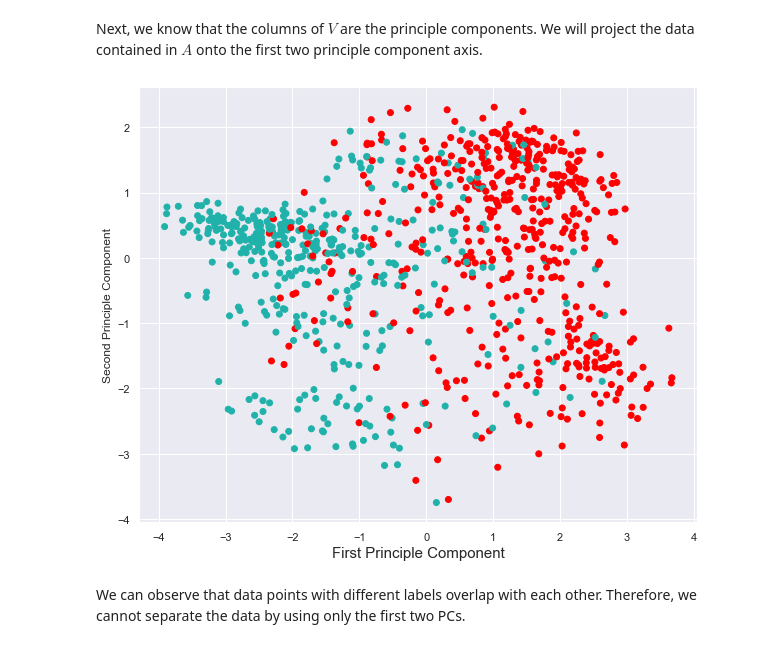
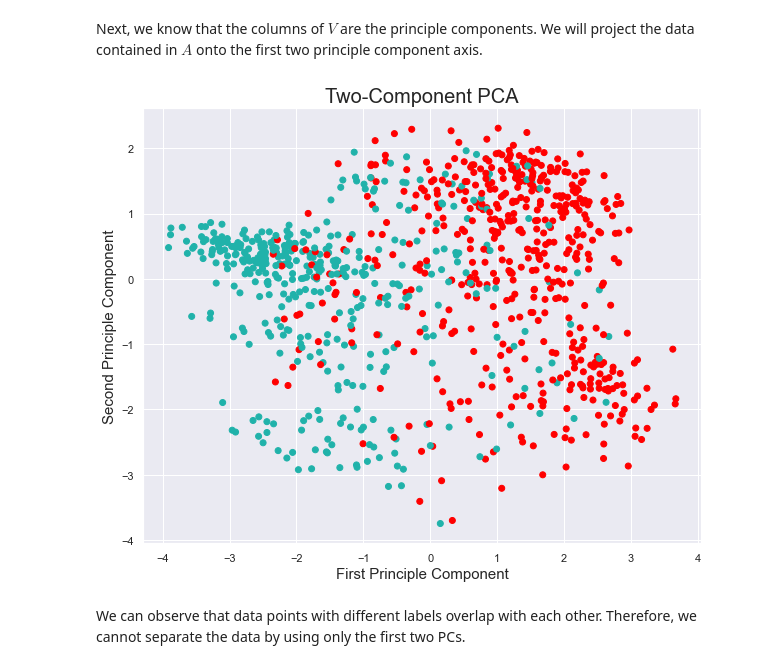
Before and after one commit to YulinLi98/INDE_577_Repo, a Jupyter notebook: Unsupervised_Learning/Principle_Component_Analysis/Principle_Component_Analysis.ipynb, the cells around one changed output. Cells and saved outputs as stored; diff of their text form; code cells hidden in the pictures.

```diff
--- a/Unsupervised_Learning/Principle_Component_Analysis/Principle_Component_Analysis.ipynb
+++ b/Unsupervised_Learning/Principle_Component_Analysis/Principle_Component_Analysis.ipynb
@@ -134,19 +134,20 @@ X2D = A.dot(W2)
 # %%
 def colors(y):
     if y == 1:
         return "red"
     else:
         return "lightseagreen"
 
 c = [colors(label) for label in y]
 
 plt.figure(figsize = (10, 8))
 plt.scatter(X2D[:, 0], X2D[:, 1], c = c)
 plt.xlabel("First Principle Component", fontsize = 15)
-plt.ylabel("Second Principle Component")
+plt.ylabel("Second Principle Component", fontsize = 15)
+plt.title('Two-Component PCA', fontsize = 20)
 plt.show()
 # %% [output]
-[figure, old version]
+[figure, new version]
 # %% [markdown]
 We can observe that data points with different labels overlap with each other. Therefore, we cannot separate the data by using only the first two PCs.
 # %% [markdown]
```
Also changed, not shown: 2 other files.
